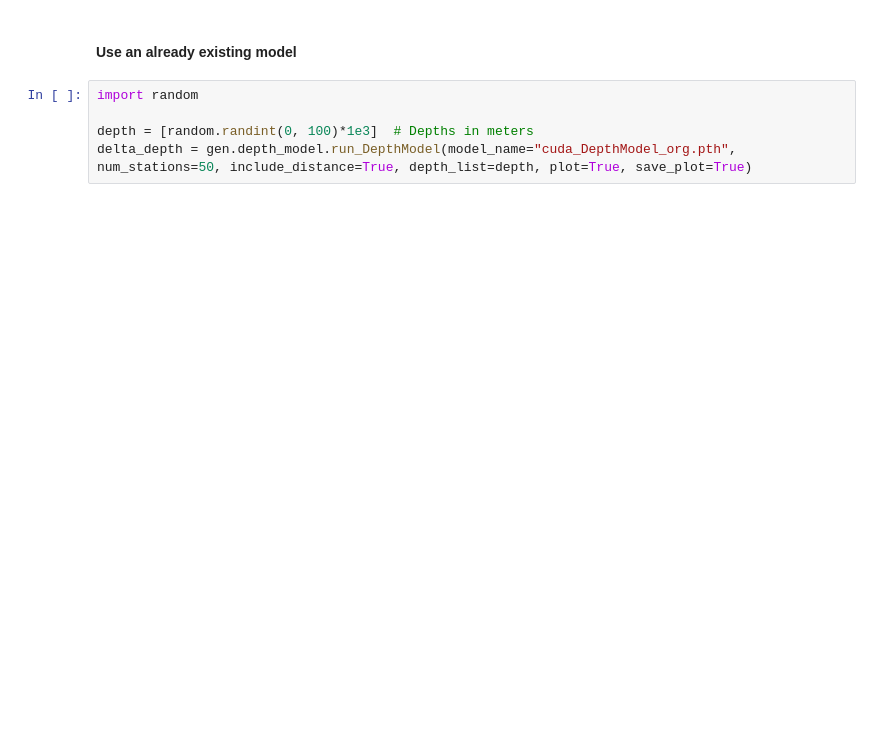
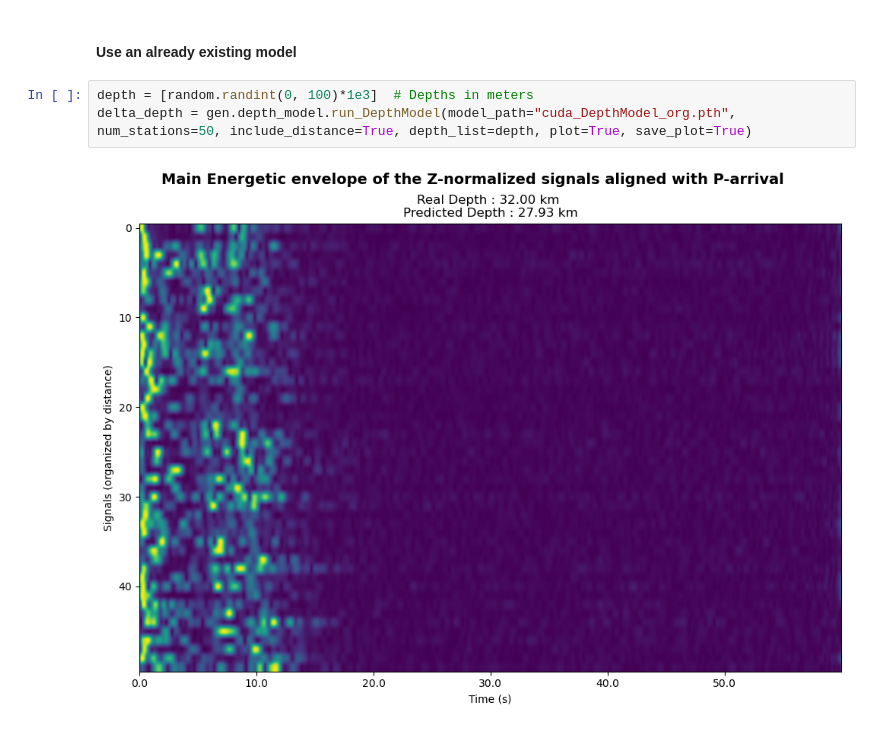
Before and after one commit to ShiiroHikari/CDA_Project, a Jupyter notebook: CDA_Project.ipynb, the cells around one changed output. Saved outputs shown, nothing was run; the diff lists cells and outputs as text; blank space fills up the shorter version.

```diff
--- a/CDA_Project.ipynb
+++ b/CDA_Project.ipynb
@@ -78,7 +101,7 @@ gen.depth_model.train_DepthModel(model_name="org", batch_size=64, num_stations=5
 # %% [markdown]
 #### Use an already existing model
 # %%
-import random
-
 depth = [random.randint(0, 100)*1e3]  # Depths in meters
-delta_depth = gen.depth_model.run_DepthModel(model_name="cuda_DepthModel_org.pth", num_stations=50, include_distance=True, depth_list=depth, plot=True, save_plot=True)
+delta_depth = gen.depth_model.run_DepthModel(model_path="cuda_DepthModel_org.pth", num_stations=50, include_distance=True, depth_list=depth, plot=True, save_plot=True)
+# %% [output]
+[figure, added]
```
Also changed, not shown: parts of 3 cells of this notebook, 2 other files.
